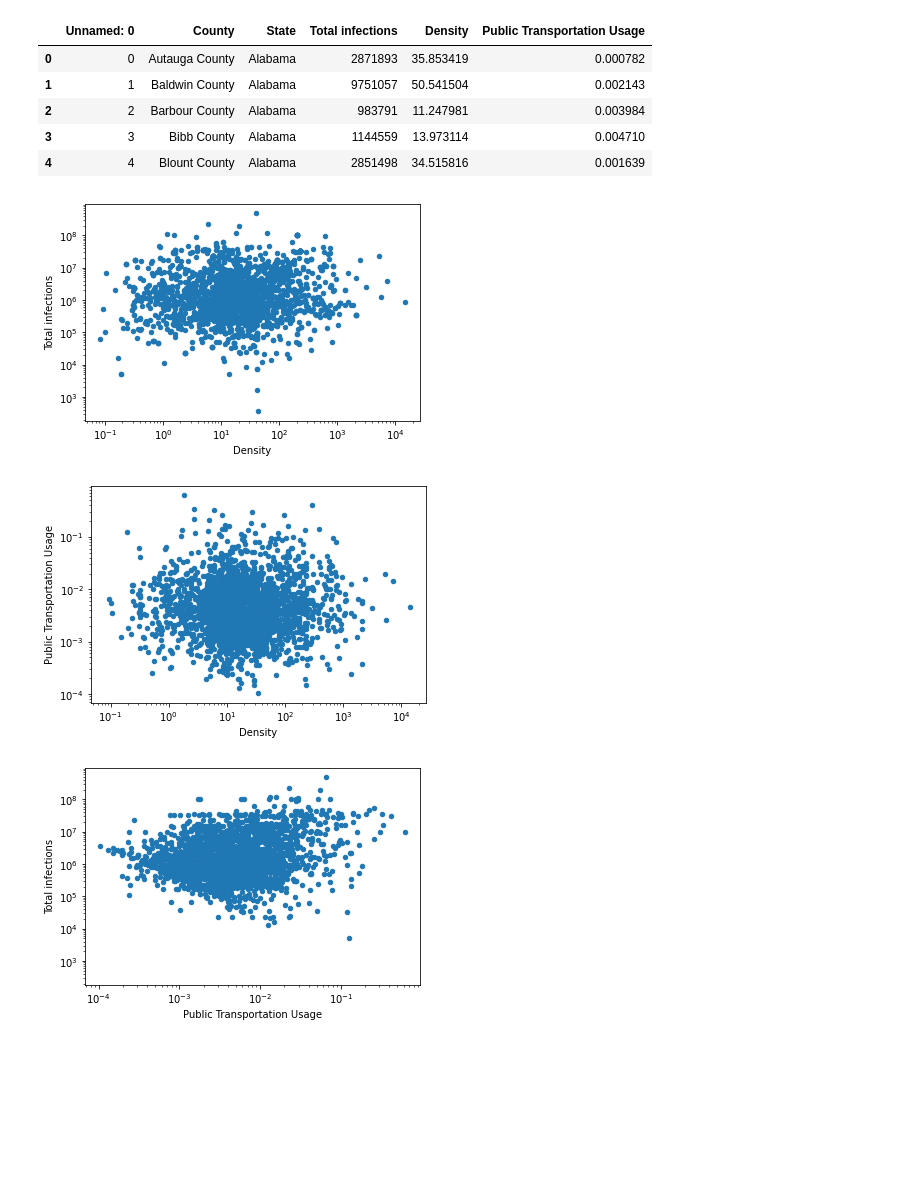
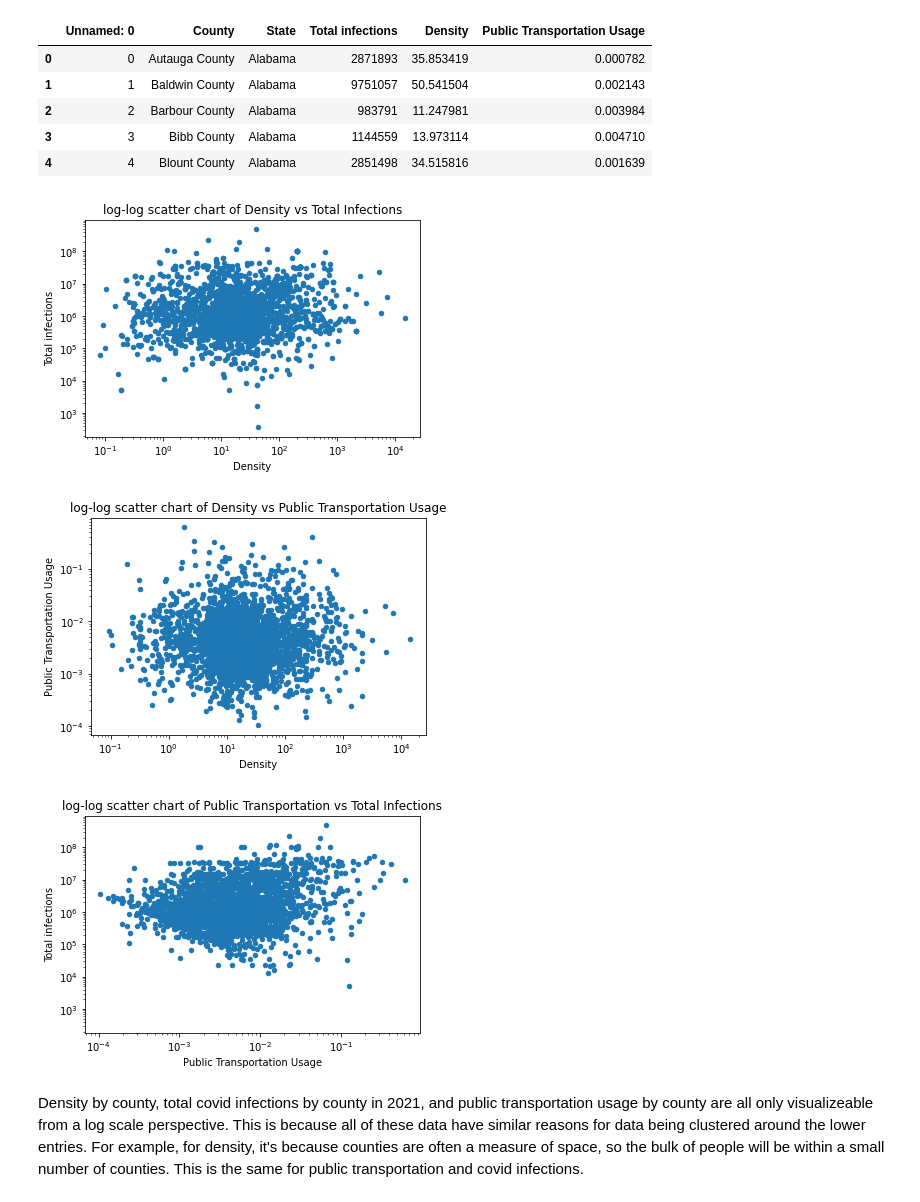
Before and after one commit to mdsnbutler/ChE_2410-Public-Repo, a Jupyter notebook: Project 1/datavisualization.ipynb, the cells around one changed output. Saved outputs shown, nothing was run; the diff lists cells and outputs as text; code cells hidden in the pictures; blank space fills up the shorter version.

```diff
--- a/Project 1/datavisualization.ipynb
+++ b/Project 1/datavisualization.ipynb
@@ -1,20 +1,21 @@
 # %%
 import pandas as pd
-import matplotlib as plt
+import matplotlib.pyplot as plt
 
 data = pd.DataFrame(pd.read_csv(r"C:\Users\mdsnb\OneDrive\Documents\GitHub\ChE_2410_Math\Project 1\countydata.csv"))
-data.plot(x = 'Density', y = 'Total infections', kind = 'scatter', logx = True, logy = True)
-data.plot(x = 'Density', y = 'Public Transportation Usage', kind = 'scatter', logx = True, logy = True)
-data.plot(x = 'Public Transportation Usage', y = 'Total infections', kind = 'scatter', logx = True, logy = True)
-
+data.plot(x = 'Density', y = 'Total infections', kind = 'scatter', logx = True, logy = True, title = 'log-log scatter chart of Density vs Total Infections')
+data.plot(x = 'Density', y = 'Public Transportation Usage', kind = 'scatter', logx = True, logy = True, title = 'log-log scatter chart of Density vs Public Transportation Usage')
+data.plot(x = 'Public Transportation Usage', y = 'Total infections', kind = 'scatter', logx = True, logy = True, title = 'log-log scatter chart of Public Transportation vs Total Infections')
 data.head()
 # %% [output]
 |  | Unnamed: 0 | County | State | Total infections | Density | Public Transportation Usage |
 | 0 | 0 | Autauga County | Alabama | 2871893 | 35.853419 | 0.000782 |
 | 1 | 1 | Baldwin County | Alabama | 9751057 | 50.541504 | 0.002143 |
 | 2 | 2 | Barbour County | Alabama | 983791 | 11.247981 | 0.003984 |
 | 3 | 3 | Bibb County | Alabama | 1144559 | 13.973114 | 0.004710 |
 | 4 | 4 | Blount County | Alabama | 2851498 | 34.515816 | 0.001639 |
-[figure, old version]
+[figure, new version]
-[figure, old version]
+[figure, new version]
-[figure, old version]
+[figure, new version]
+# %% [markdown]
+Density by county, total covid infections by county in 2021, and public transportation usage by county are all only visualizeable from a log scale perspective. This is because all of these data have similar reasons for data being clustered around the lower entries. For example, for density, it's because counties are often a measure of space, so the bulk of people will be within a small number of counties. This is the same for public transportation and covid infections.
```
